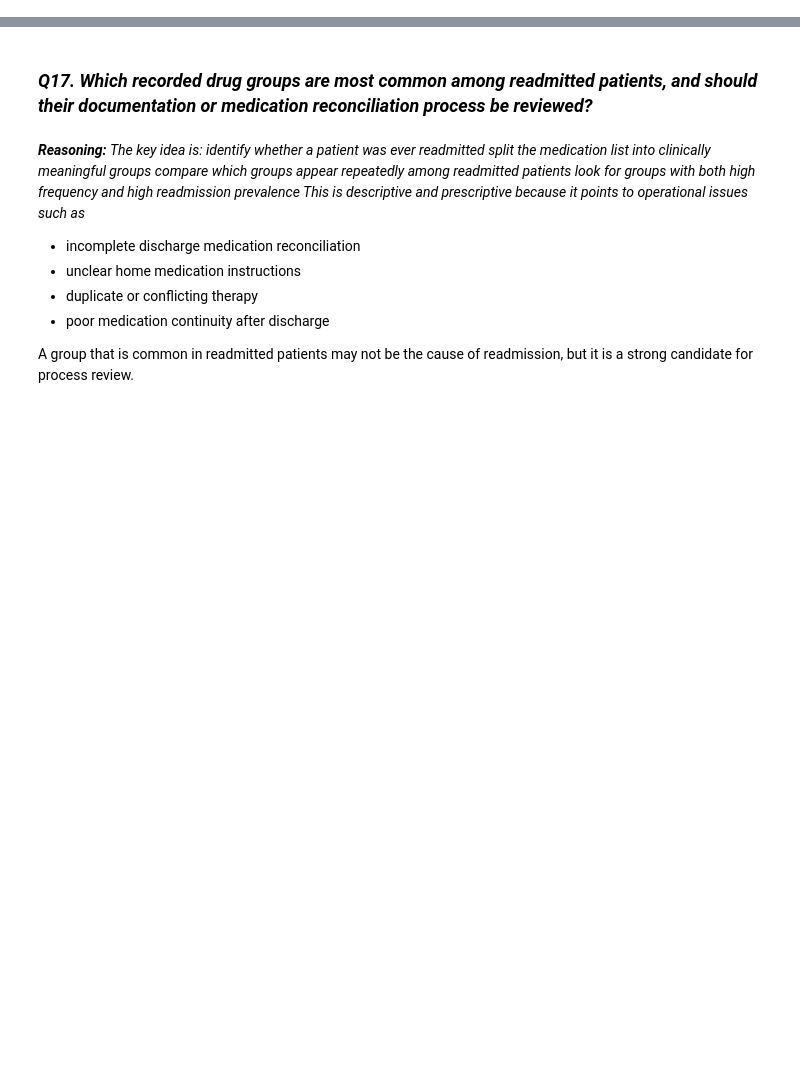
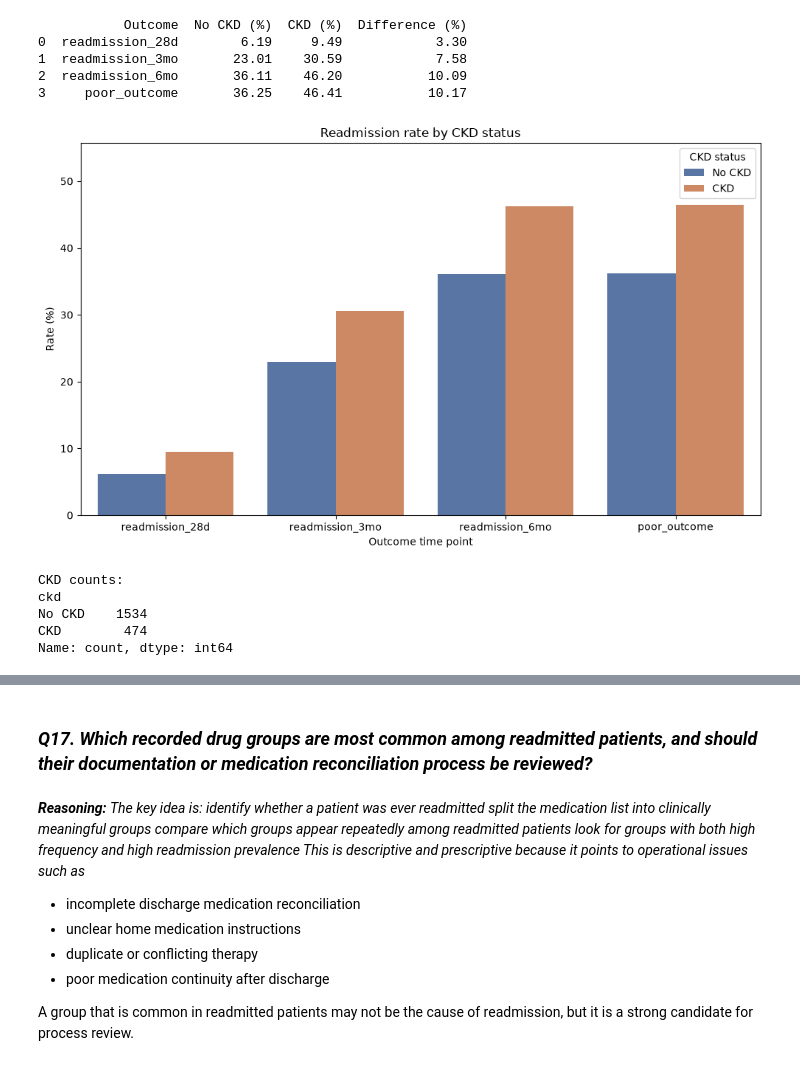
Before and after one commit to Yasasmini/Team3_PyCoders_PythonHackathon_SEP2026, a Jupyter notebook: Team3_PyCoders_Category3.Prescriptive.ipynb, the cells around one changed output, grey strips where cells are left out. Drawn from its saved outputs; the diff is of its cells as text; code cells hidden in the pictures; blank space fills up the shorter version.

```diff
--- a/Team3_PyCoders_Category3.Prescriptive.ipynb
+++ b/Team3_PyCoders_Category3.Prescriptive.ipynb
@@ -8,0 +138,75 @@ hf_df = pd.read_csv("cleaned_files/heart_failure_merged.csv")
+# %%
+# -----------------------------
+# 1. Prepare variables
+# -----------------------------
+# CKD indicator: mod_severe_ckd
+df["ckd"] = pd.to_numeric(df["mod_severe_ckd"], errors="coerce").fillna(0)
+
+# Readmission outcomes
+for col in ["readmission_28d", "readmission_3mo", "readmission_6mo"]:
+    df[col] = pd.to_numeric(df[col], errors="coerce").fillna(0)
+
+# Short-term poor outcome indicator
+df["poor_outcome"] = df[["readmission_28d", "readmission_3mo", "readmission_6mo"]].max(axis=1)
+
+# -----------------------------
+# 2. Compare readmission rates by CKD status
+# -----------------------------
+outcomes = ["readmission_28d", "readmission_3mo", "readmission_6mo", "poor_outcome"]
+
+comparison = []
+for outcome in outcomes:
+    no_ckd = df.loc[df["ckd"] == 0, outcome]
+    yes_ckd = df.loc[df["ckd"] == 1, outcome]
+
+    comparison.append({
+        "Outcome": outcome,
+        "No CKD (%)": no_ckd.mean() * 100,
+        "CKD (%)": yes_ckd.mean() * 100,
+        "Difference (%)": (yes_ckd.mean() - no_ckd.mean()) * 100
+    })
+
+comparison_df = pd.DataFrame(comparison)
+print(comparison_df.round(2))
+
+# -----------------------------
+# 3. Plot: readmission rate by CKD status
+# -----------------------------
+plot_df = comparison_df[["Outcome", "No CKD (%)", "CKD (%)"]].copy()
+plot_df = plot_df.melt(id_vars="Outcome", var_name="CKD_Status", value_name="Rate")
+
+# Convert labels
+plot_df["CKD_Status"] = plot_df["CKD_Status"].replace({
+    "No CKD (%)": "No CKD",
+    "CKD (%)": "CKD"
+})
+
+plt.figure(figsize=(10, 6))
+sns.barplot(data=plot_df, x="Outcome", y="Rate", hue="CKD_Status", palette=["#4C72B0", "#DD8452"])
+plt.title("Readmission rate by CKD status")
+plt.xlabel("Outcome time point")
+plt.ylabel("Rate (%)")
+plt.ylim(0, max(plot_df["Rate"].max() * 1.2, 20))
+plt.xticks(rotation=0)
+plt.legend(title="CKD status")
+plt.tight_layout()
+plt.show()
+
+# -----------------------------
+# 4. Optional: patient counts
+# -----------------------------
+ckd_counts = df["ckd"].value_counts().rename(index={0: "No CKD", 1: "CKD"})
+print("\nCKD counts:")
+print(ckd_counts)
+# %% [output]
+           Outcome  No CKD (%)  CKD (%)  Difference (%)
+0  readmission_28d        6.19     9.49            3.30
+1  readmission_3mo       23.01    30.59            7.58
+2  readmission_6mo       36.11    46.20           10.09
+3     poor_outcome       36.25    46.41           10.17
+[figure, added]
+CKD counts:
+ckd
+No CKD    1534
+CKD        474
+Name: count, dtype: int64
```
Also changed, not shown: parts of 34 cells of this notebook.
